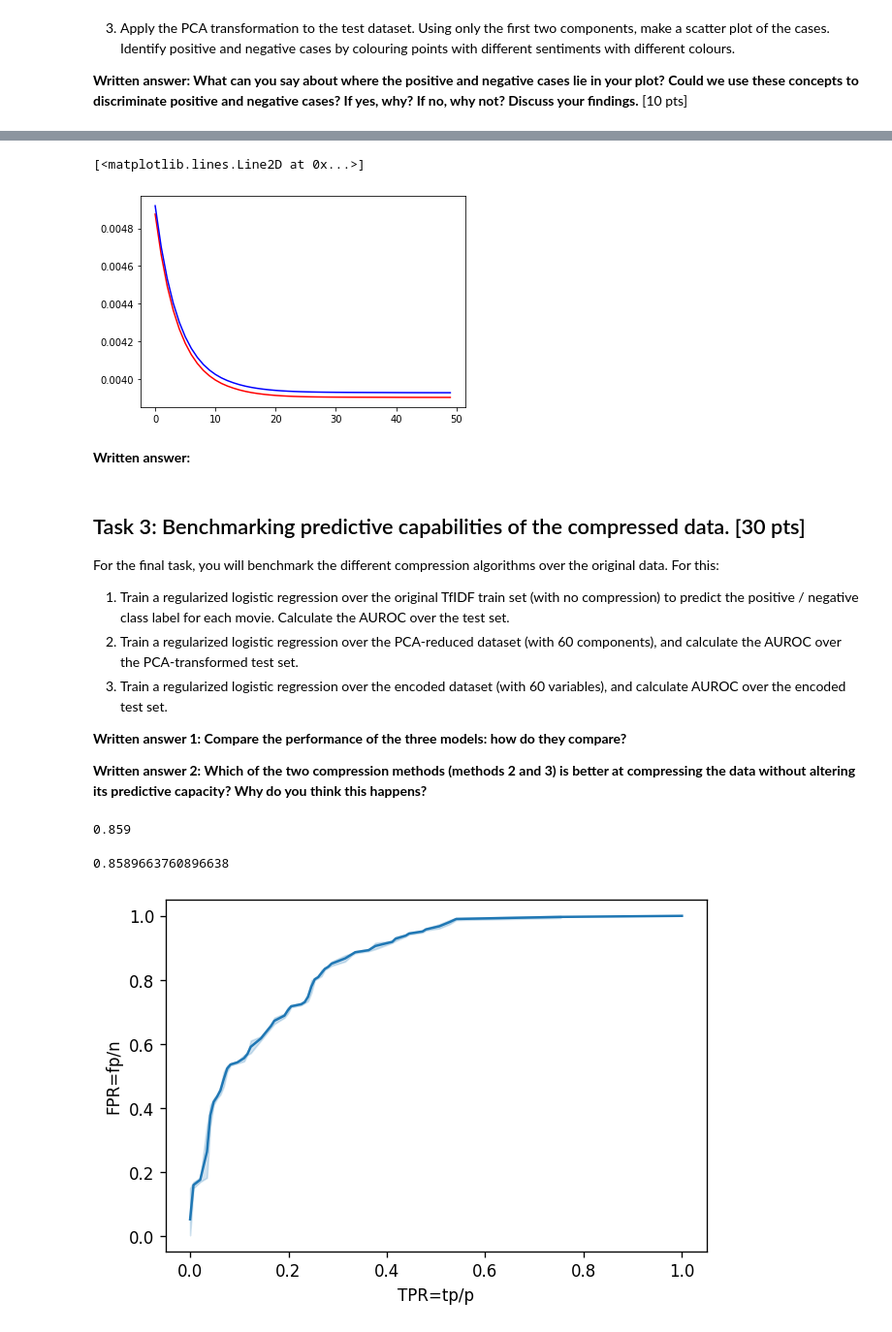
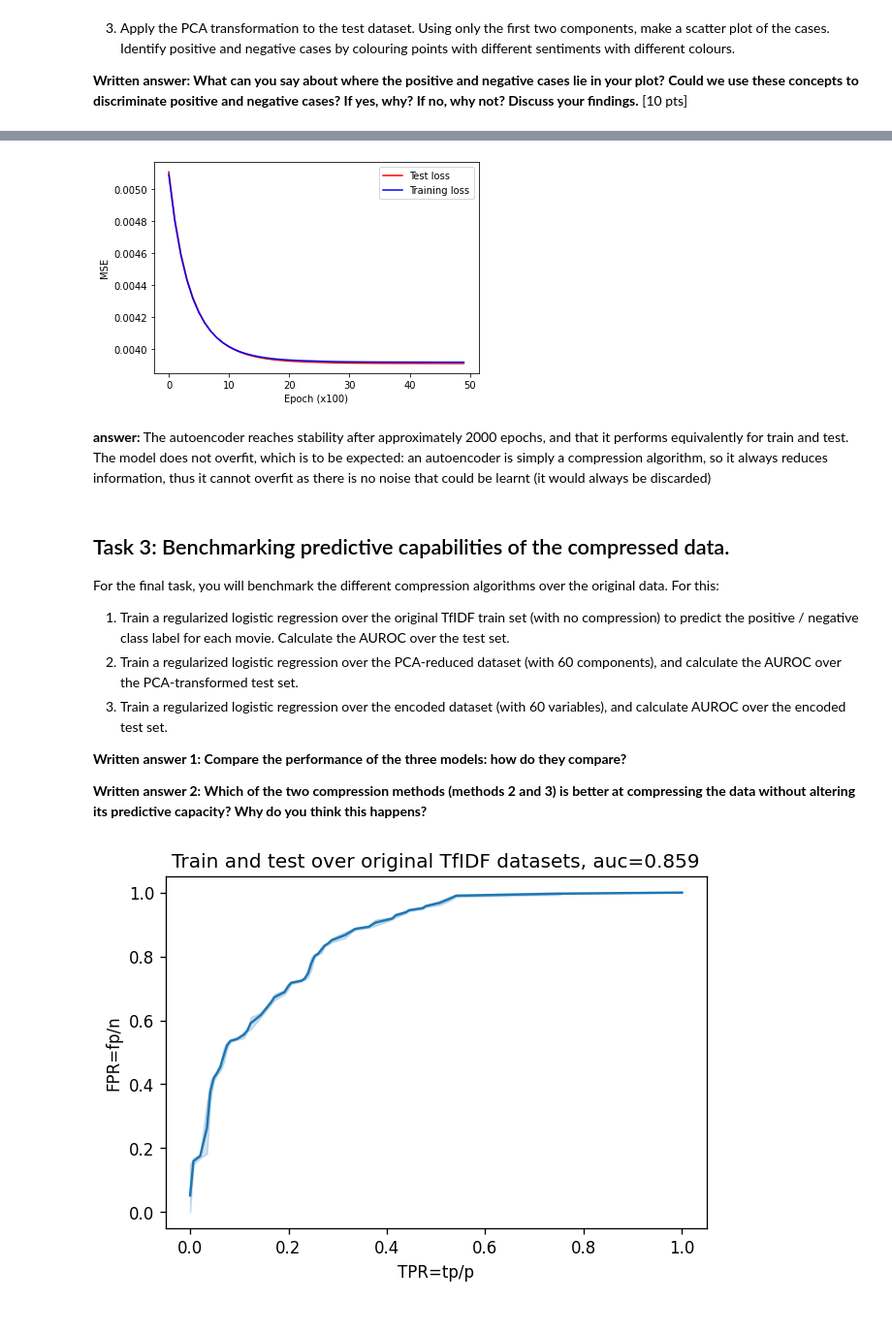
Before and after one commit to Razybehbahani/ML, a Jupyter notebook: small_projects/HousesDatasetClean/TextMining.ipynb, the cells around one changed output, grey strips where cells are left out. Shown at 97% size. Drawn from its saved outputs; the diff is of its cells as text; code cells hidden in the pictures.

```diff
--- a/small_projects/HousesDatasetClean/TextMining.ipynb
+++ b/small_projects/HousesDatasetClean/TextMining.ipynb
@@ -391,17 +319,18 @@ for t in range (5000):
 # %%
 # Plot errors
-# x = np.arange(5000)
-# x.sha"pe
-plt.plot(Test_loss, 'r')
-plt.plot(Train_loss, 'b')
-# plt.xticks(np.arange(0,50,10))
+
+plt.plot(loss_per_batch_test, 'r', label='Test loss')
+plt.plot(loss_per_batch_train, 'b', label='Training loss')
+plt.xlabel('Epoch (x100)')
+plt.ylabel('MSE')
+plt.legend()
+plt.show()
 # %% [output]
-[<matplotlib.lines.Line2D at 0x...>]
-[figure, old version]
+[figure, new version]
 # %% [markdown]
-**Written answer:**
+**answer:** The autoencoder reaches stability after approximately 2000 epochs, and that it performs equivalently for train and test. The model does not overfit, which is to be expected: an autoencoder is simply a compression algorithm, so it always reduces information, thus it cannot overfit as there is no noise that could be learnt (it would always be discarded)
 # %% [markdown]
-## Task 3: Benchmarking predictive capabilities of the compressed data. [30 pts]
+## Task 3: Benchmarking predictive capabilities of the compressed data.
 
 For the final task, you will benchmark the different compression algorithms over the original data. For this:
 
@@ -415,29 +344,28 @@ For the final task, you will benchmark the different compression algorithms over
 # %%
 # Full dataset regression and AUC plot / calculation
 
-model = LogisticRegressionCV(cv =5, max_iter = 1000000, multi_class='auto')
+LogRegFull = LogisticRegressionCV(cv =5, max_iter = 1000, multi_class='auto')
 
-M1 = model.fit(TfIDF_train, y_train.values.ravel())
+LogRegFull.fit(TfIDF_train, y_train.values.ravel())
 
-y_pred = M1.predict(TfIDF_test)
-y_probs = M1.predict_proba(TfIDF_test)
+y_pred = LogRegFull.predict(TfIDF_test)
+y_probs = LogRegFull.predict_proba(TfIDF_test)
 
 
 auroc = np.round(roc_auc_score(y_true = y_test.values.ravel(),
                              y_score = y_probs[:,1]), decimals = 3)
-print(auroc)
+
 fpr_t, tpr_t , _ = roc_curve(y_test, y_probs[:,1], pos_label = 1)
 
 fig, ax = plt.subplots(dpi = 120)
 
 ax = sns.lineplot(fpr_t, tpr_t)
 plt.xlabel('TPR=tp/p')
 plt.ylabel('FPR=fp/n')
-print(auc(fpr_t, tpr_t))
+plt.title('Train and test over original TfIDF datasets, auc='+str(auroc))
+plt.show()
 # %% [output]
-0.859
-0.8589663760896638
-[figure, old version]
+[figure, new version]
 # %%
 # PCA dataset regression and AUC plot / calculation
 
```
Also changed, not shown: parts of 23 cells of this notebook.
